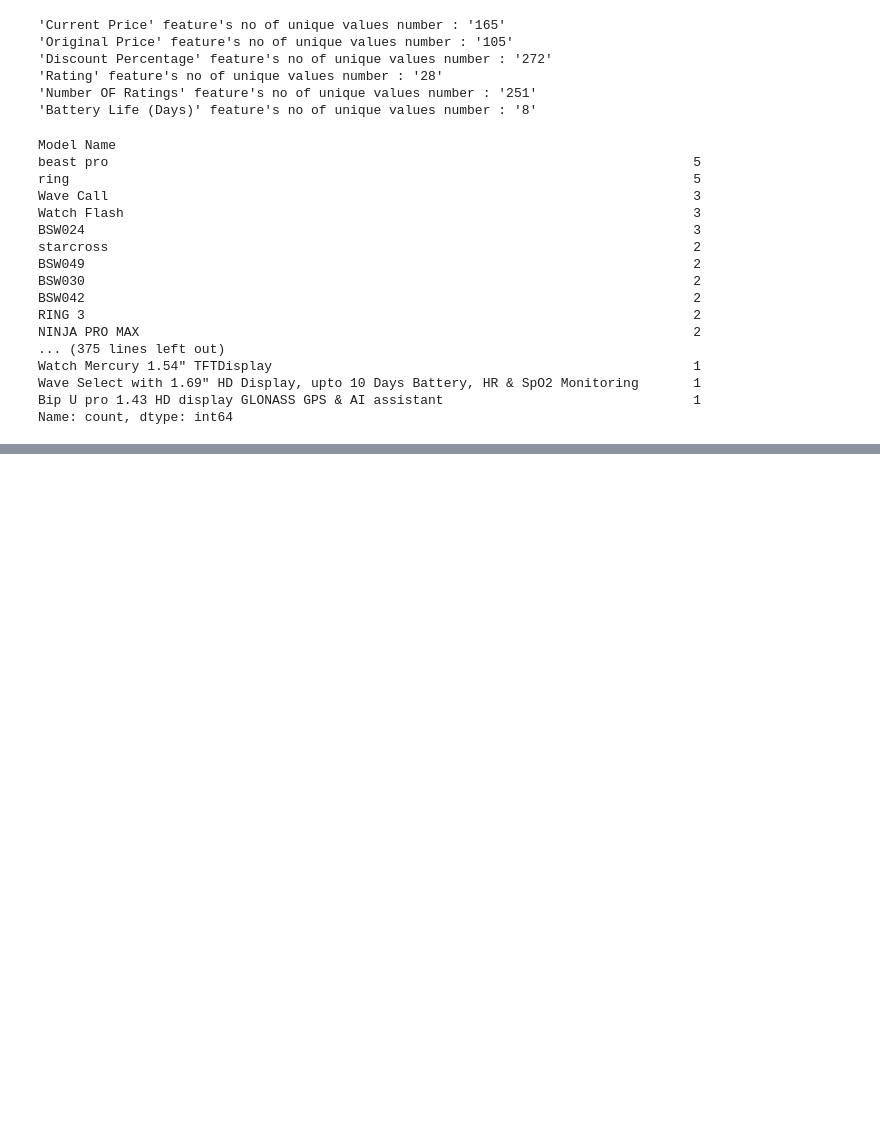
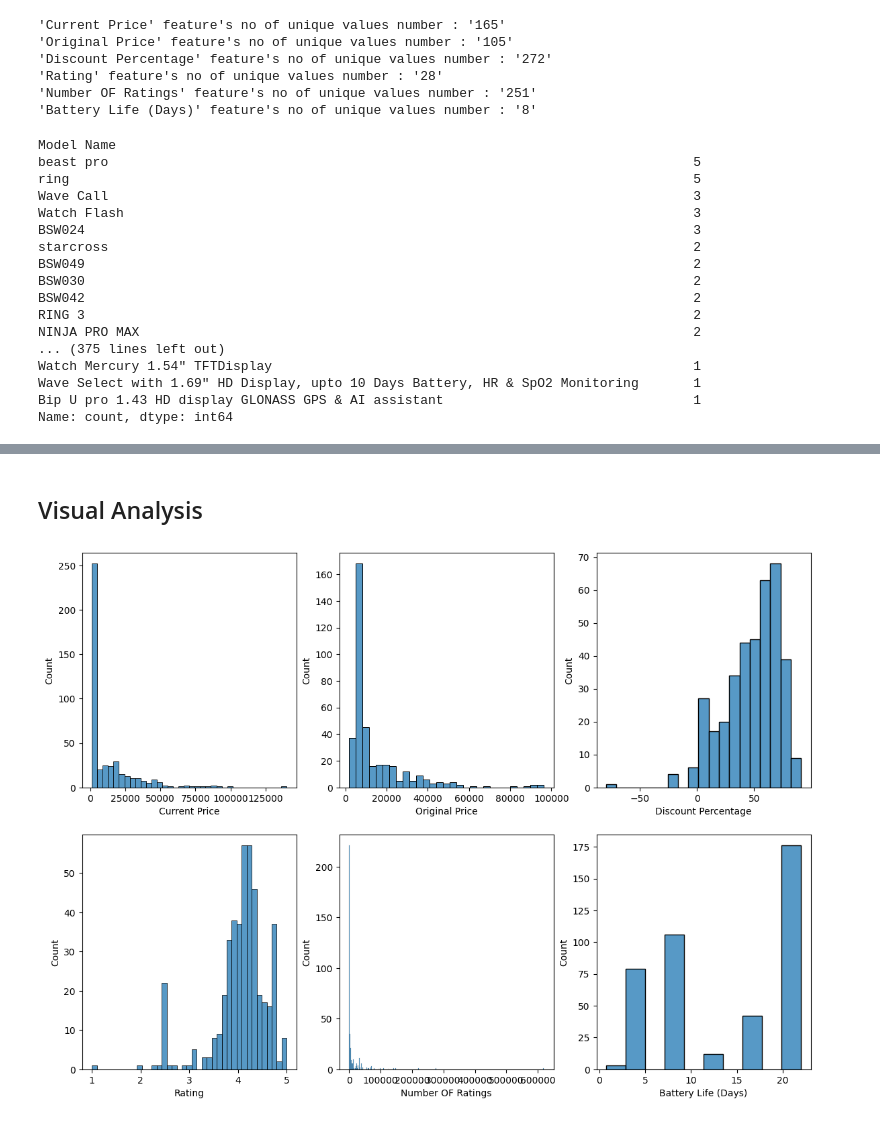
Before and after one commit to MuhaimenurRahmanTuaha/Linear_Regression_Project01, a Jupyter notebook: notebook/EDA.ipynb, the cells around one changed output, grey strips where cells are left out. Cells and saved outputs as stored; diff of their text form; code cells hidden in the pictures; blank space fills up the shorter version.

```diff
--- a/notebook/EDA.ipynb
+++ b/notebook/EDA.ipynb
@@ -254,0 +329,11 @@ Name: count, dtype: int64
+# %% [markdown]
+## Visual Analysis
+# %%
+fig, axes = plt.subplots(nrows=2,ncols=3,figsize=(14,10))
+for i,j in enumerate(numerical_columns):
+    row = i//3
+    col = i%3
+    ax = axes[row,col]
+    sns.histplot(data=df[j],ax=ax)
+# %% [output]
+[figure, added]
```
Also changed, not shown: parts of 18 cells of this notebook.
